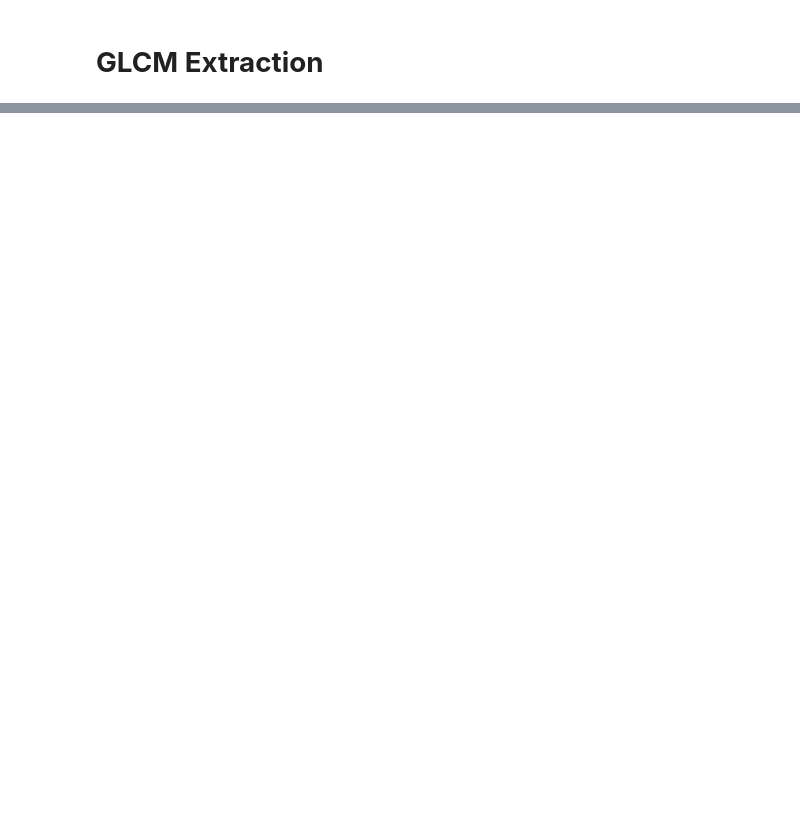
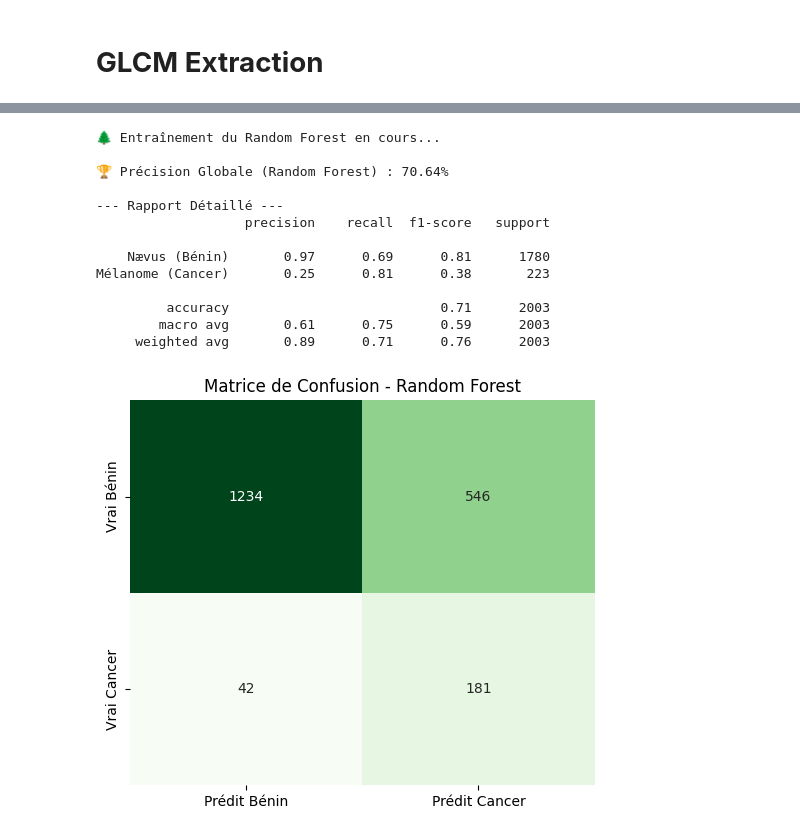
Before and after one commit to oussvm21x/Skin-Lesion-Classification-ISIC, a Jupyter notebook: skin-lesion-classification-isic.ipynb, the cells around one changed output, grey strips where cells are left out. Saved outputs shown, nothing was run; the diff lists cells and outputs as text; code cells hidden in the pictures; blank space fills up the shorter version.

```diff
--- a/skin-lesion-classification-isic.ipynb
+++ b/skin-lesion-classification-isic.ipynb
@@ -330,0 +620,45 @@ Corrélation   : 0.9871 (Motifs linéaires)
+# %%
+from sklearn.ensemble import RandomForestClassifier
+
+print("🌲 Entraînement du Random Forest en cours...")
+
+# 1. Pipeline (Même nettoyage, mais classifieur plus malin)
+# n_estimators=100 : On crée une forêt de 100 arbres de décision
+rf_model = make_pipeline(StandardScaler(), RandomForestClassifier(n_estimators=100, random_state=42))
+
+# 2. Entraînement
+rf_model.fit(X_train, y_train)
+
+# 3. Prédiction
+y_pred_rf = rf_model.predict(X_test)
+
+# 4. Résultats
+acc_rf = accuracy_score(y_test, y_pred_rf)
+print(f"\n🏆 Précision Globale (Random Forest) : {acc_rf*100:.2f}%")
+
+print("\n--- Rapport Détaillé ---")
+print(classification_report(y_test, y_pred_rf, target_names=['Nævus (Bénin)', 'Mélanome (Cancer)']))
+
+# 5. Matrice de Confusion Comparée
+cm_rf = confusion_matrix(y_test, y_pred_rf)
+plt.figure(figsize=(6, 5))
+sns.heatmap(cm_rf, annot=True, fmt='d', cmap='Greens', cbar=False,
+            xticklabels=['Prédit Bénin', 'Prédit Cancer'],
+            yticklabels=['Vrai Bénin', 'Vrai Cancer'])
+plt.title('Matrice de Confusion - Random Forest')
+plt.show()
+# %% [output]
+🌲 Entraînement du Random Forest en cours...
+
+🏆 Précision Globale (Random Forest) : 70.64%
+
+--- Rapport Détaillé ---
+                   precision    recall  f1-score   support
+
+    Nævus (Bénin)       0.97      0.69      0.81      1780
+Mélanome (Cancer)       0.25      0.81      0.38       223
+
+         accuracy                           0.71      2003
+        macro avg       0.61      0.75      0.59      2003
+     weighted avg       0.89      0.71      0.76      2003
+[figure, added]
```
Also changed, not shown: parts of 14 cells of this notebook.
